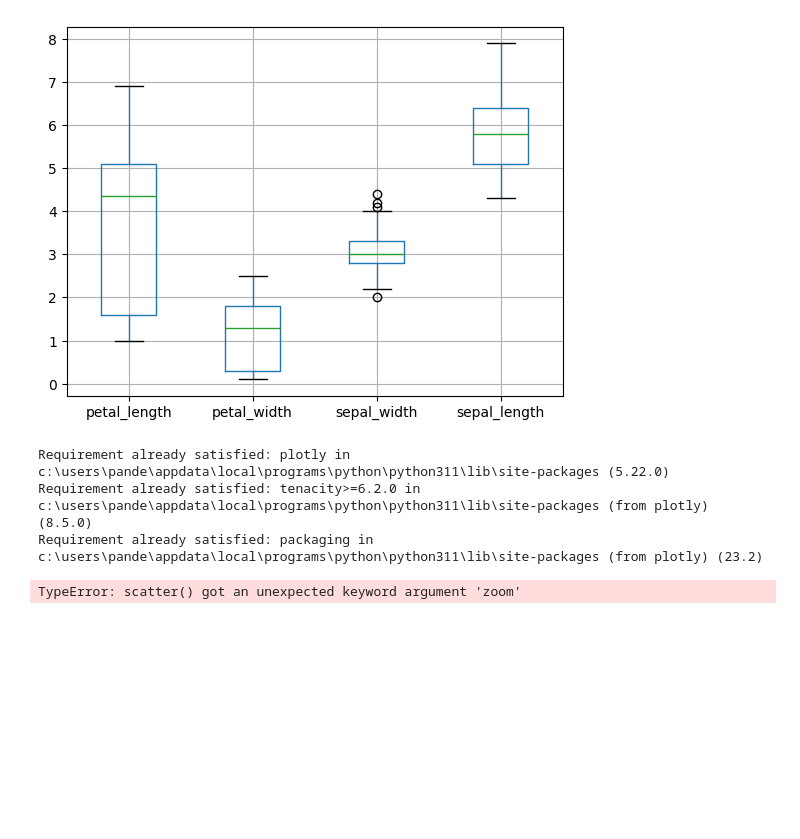
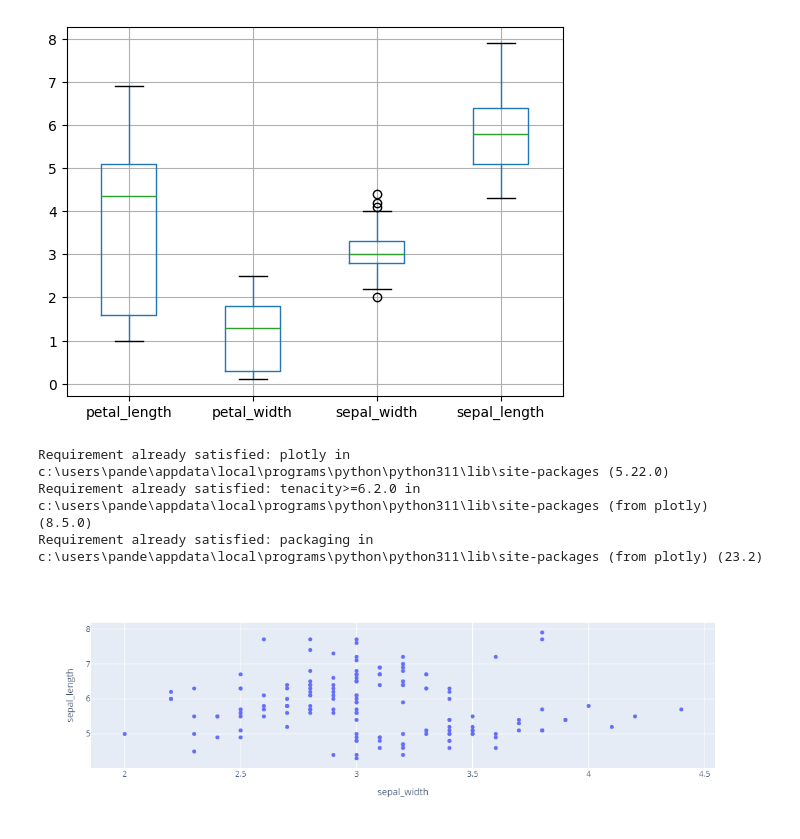
Before and after one commit to mridul891/Pandas, a Jupyter notebook: Data Exploration.ipynb, the cells around one changed output. Cells and saved outputs as stored; diff of their text form; code cells hidden in the pictures; blank space fills up the shorter version.

```diff
--- a/Data Exploration.ipynb
+++ b/Data Exploration.ipynb
@@ -83,7 +83,7 @@ Requirement already satisfied: tenacity>=6.2.0 in c:\users\pande\appdata\local\p
 Requirement already satisfied: packaging in c:\users\pande\appdata\local\programs\python\python311\lib\site-packages (from plotly) (23.2)
 # %%
 import plotly.express as px
-figscatter = px.scatter(df , x='sepal_width' ,y='sepal_length',zoom=100)
+figscatter = px.scatter(df , x='sepal_width' ,y='sepal_length')
 figscatter.show()
 # %% [output]
-TypeError: scatter() got an unexpected keyword argument 'zoom'
+[figure, added]
```
Also changed, not shown: 1 other file.
